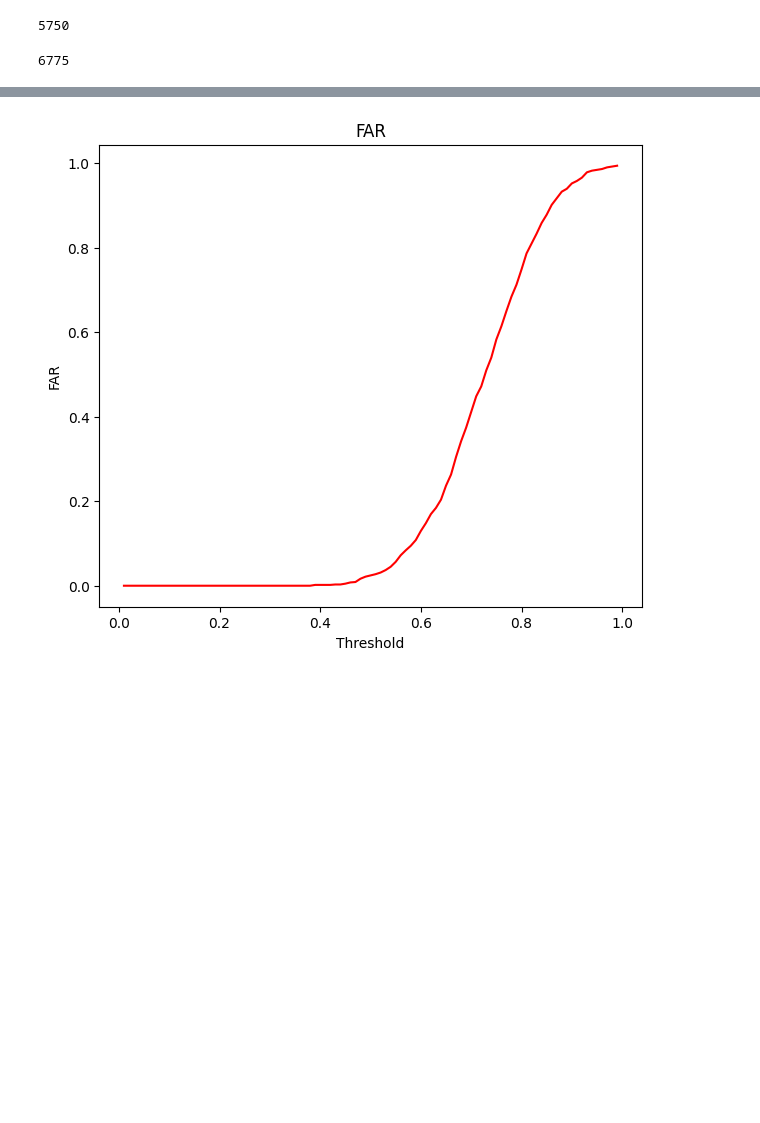
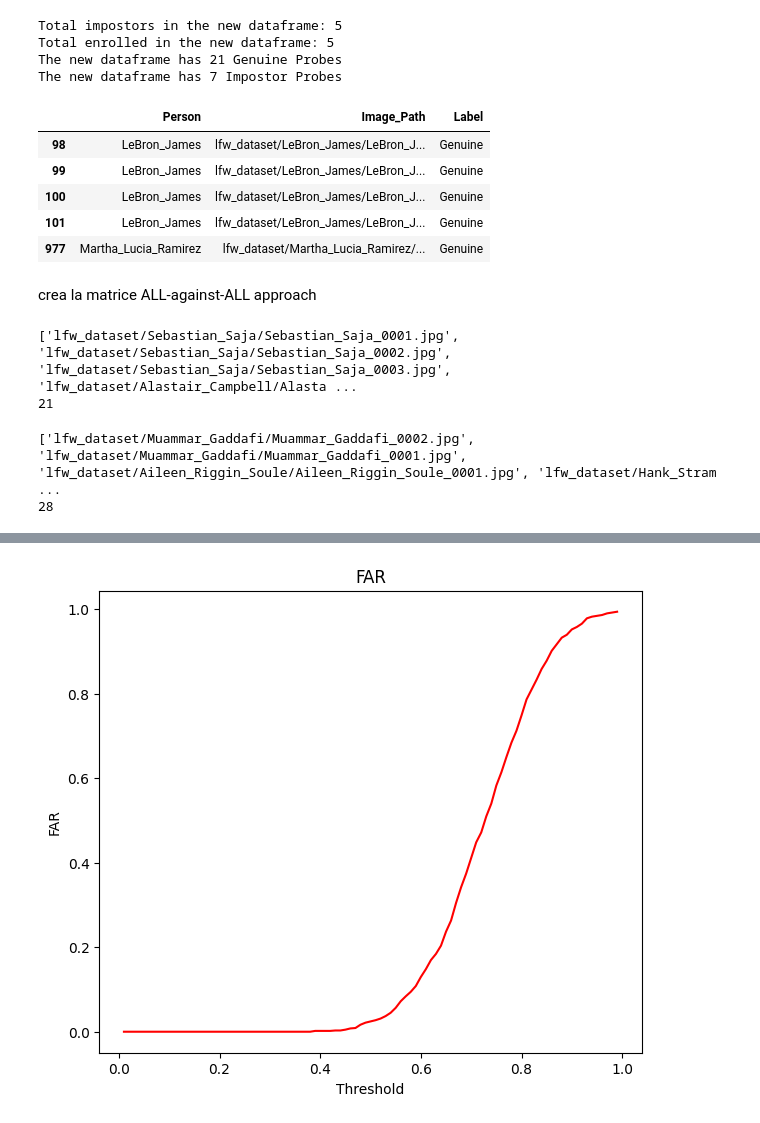
Before and after one commit to jngelena/BiometricSystem, a Jupyter notebook: eval_lfw.ipynb, the cells around one changed output, grey strips where cells are left out. Drawn from its saved outputs; the diff is of its cells as text; code cells hidden in the pictures; blank space fills up the shorter version.

Commit message:
update eval_lfw using all-against-all

```diff
--- a/eval_lfw.ipynb
+++ b/eval_lfw.ipynb
@@ -19,0 +103,25 @@ persons = os.listdir(dataset_dir)
+# %%
+selected_impostors = np.random.choice(list(person_impostor), 5, replace=False)
+
+filtered_impostor_df = final_df[final_df['Person'].isin(selected_impostors)]
+final_df1 = pd.concat([filtered_impostor_df, final_df[final_df['Label'] == 'Genuine']])
+
+print(f"Total impostors in the new dataframe: {final_df1[final_df1['Label'] == 'Impostor']['Person'].nunique()}")
+print(f"Total enrolled in the new dataframe: {final_df1[final_df1['Label'] == 'Genuine']['Person'].nunique()}")
+
+print(f"The new dataframe has {(final_df1['Label'] == 'Genuine').sum()} Genuine Probes")
+print(f"The new dataframe has {(final_df1['Label'] == 'Impostor').sum()} Impostor Probes")
+# %% [output]
+Total impostors in the new dataframe: 5
+Total enrolled in the new dataframe: 5
+The new dataframe has 21 Genuine Probes
+The new dataframe has 7 Impostor Probes
+# %%
+final_df.head()
+# %% [output]
+|  | Person | Image_Path | Label |
+| 98 | LeBron_James | lfw_dataset/LeBron_James/LeBron_J... | Genuine |
+| 99 | LeBron_James | lfw_dataset/LeBron_James/LeBron_J... | Genuine |
+| 100 | LeBron_James | lfw_dataset/LeBron_James/LeBron_J... | Genuine |
+| 101 | LeBron_James | lfw_dataset/LeBron_James/LeBron_J... | Genuine |
+| 977 | Martha_Lucia_Ramirez | lfw_dataset/Martha_Lucia_Ramirez/... | Genuine |
@@ -19,0 +130,2 @@ persons = os.listdir(dataset_dir)
+# %% [markdown]
+crea la matrice ALL-against-ALL approach
@@ -20,4 +135,6 @@ persons = os.listdir(dataset_dir)
 # %%
-print(len(persons))
+print(gallery)
+print(len(gallery))
 # %% [output]
-5750
+['lfw_dataset/Sebastian_Saja/Sebastian_Saja_0001.jpg', 'lfw_dataset/Sebastian_Saja/Sebastian_Saja_0002.jpg', 'lfw_dataset/Sebastian_Saja/Sebastian_Saja_0003.jpg', 'lfw_dataset/Alastair_Campbell/Alasta ...
+21
@@ -47,5 +141,6 @@ for person in unenrolled_persons:
-# %%
-df = pd.DataFrame(data, columns=['Person', 'Image_Path', 'Label'])
-print(len(df))
-# %% [output]
-6775
+# %%
+print(probes)
+print(len(probes))
+# %% [output]
+['lfw_dataset/Muammar_Gaddafi/Muammar_Gaddafi_0002.jpg', 'lfw_dataset/Muammar_Gaddafi/Muammar_Gaddafi_0001.jpg', 'lfw_dataset/Aileen_Riggin_Soule/Aileen_Riggin_Soule_0001.jpg', 'lfw_dataset/Hank_Stram ...
+28
```
Also changed, not shown: parts of 30 cells of this notebook, 3 other files.
